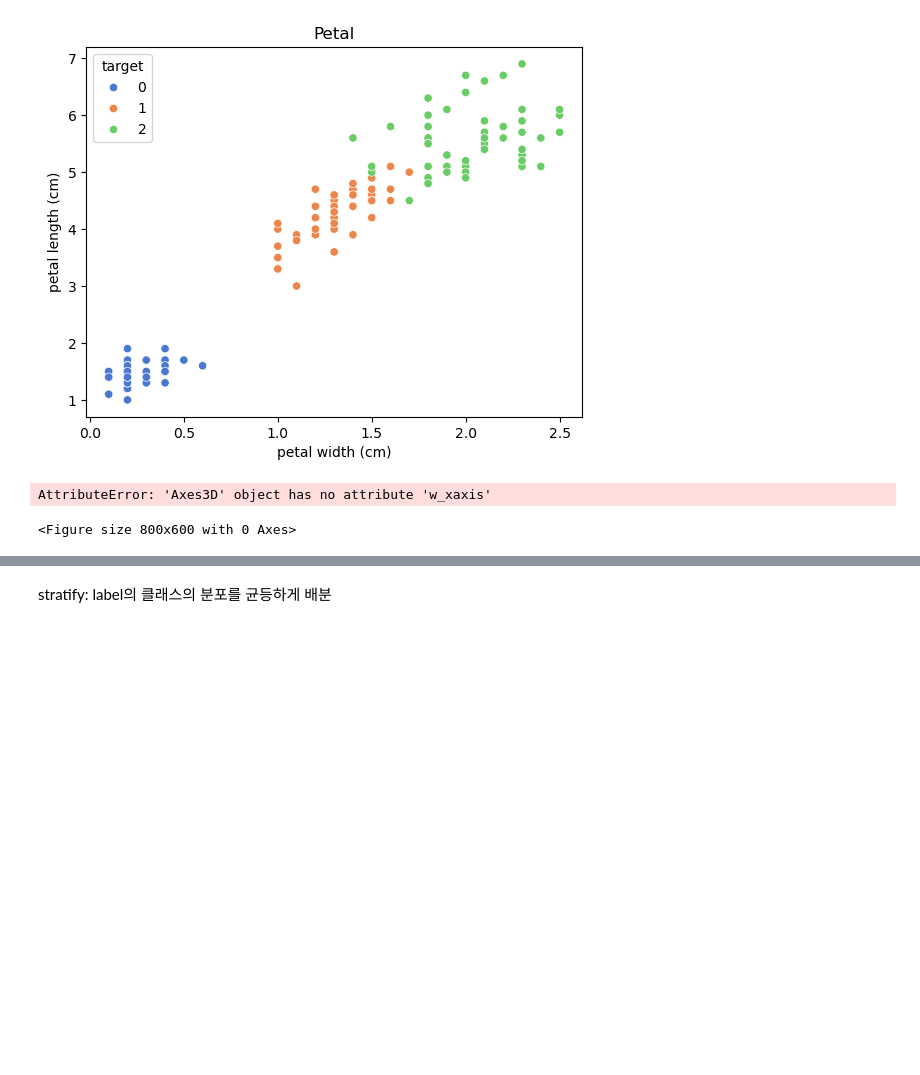
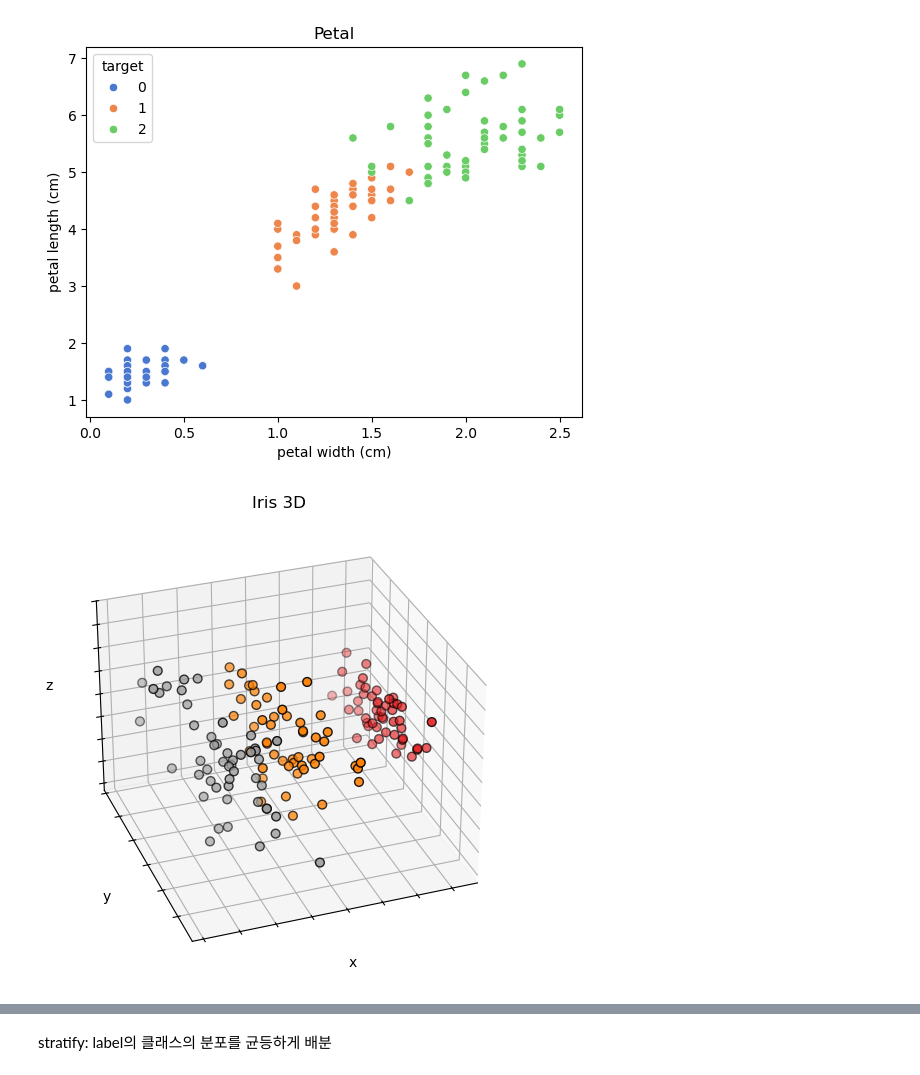
Before and after one commit to lth0813/SeSAC-LECTURE, a Jupyter notebook: 강의 교안/250226/004.분류.ipynb, the cells around one changed output, grey strips where cells are left out. Saved outputs shown, nothing was run; the diff lists cells and outputs as text; code cells hidden in the pictures; blank space fills up the shorter version.

```diff
--- a/강의 교안/250226/004.분류.ipynb
+++ b/강의 교안/250226/004.분류.ipynb
@@ -156,24 +156,24 @@ plt.show()
 # %%
 from mpl_toolkits.mplot3d import Axes3D
 from sklearn.decomposition import PCA
 
 fig = plt.figure(figsize=(8, 6))
-ax = Axes3D(fig, elev=-150, azim=110)
+ax = fig.add_subplot(111, projection='3d')
+ax.view_init(elev=-150, azim=110)
 X_reduced = PCA(n_components=3).fit_transform(df_iris.drop('target', axis=1))
 ax.scatter(X_reduced[:, 0], X_reduced[:, 1], X_reduced[:, 2], c=df_iris['target'],
            cmap=plt.cm.Set1, edgecolor='k', s=40)
 ax.set_title("Iris 3D")
 ax.set_xlabel("x")
-ax.w_xaxis.set_ticklabels([])
+ax.xaxis.set_ticklabels([])
 ax.set_ylabel("y")
-ax.w_yaxis.set_ticklabels([])
+ax.yaxis.set_ticklabels([])
 ax.set_zlabel("z")
-ax.w_zaxis.set_ticklabels([])
+ax.zaxis.set_ticklabels([])
 
 plt.show()
 # %% [output]
-AttributeError: 'Axes3D' object has no attribute 'w_xaxis'
-<Figure size 800x600 with 0 Axes>
+[figure, added]
 # %%
 from sklearn.model_selection import train_test_split
 # %%
```
Also changed, not shown: parts of 44 cells of this notebook, 22 other files.
